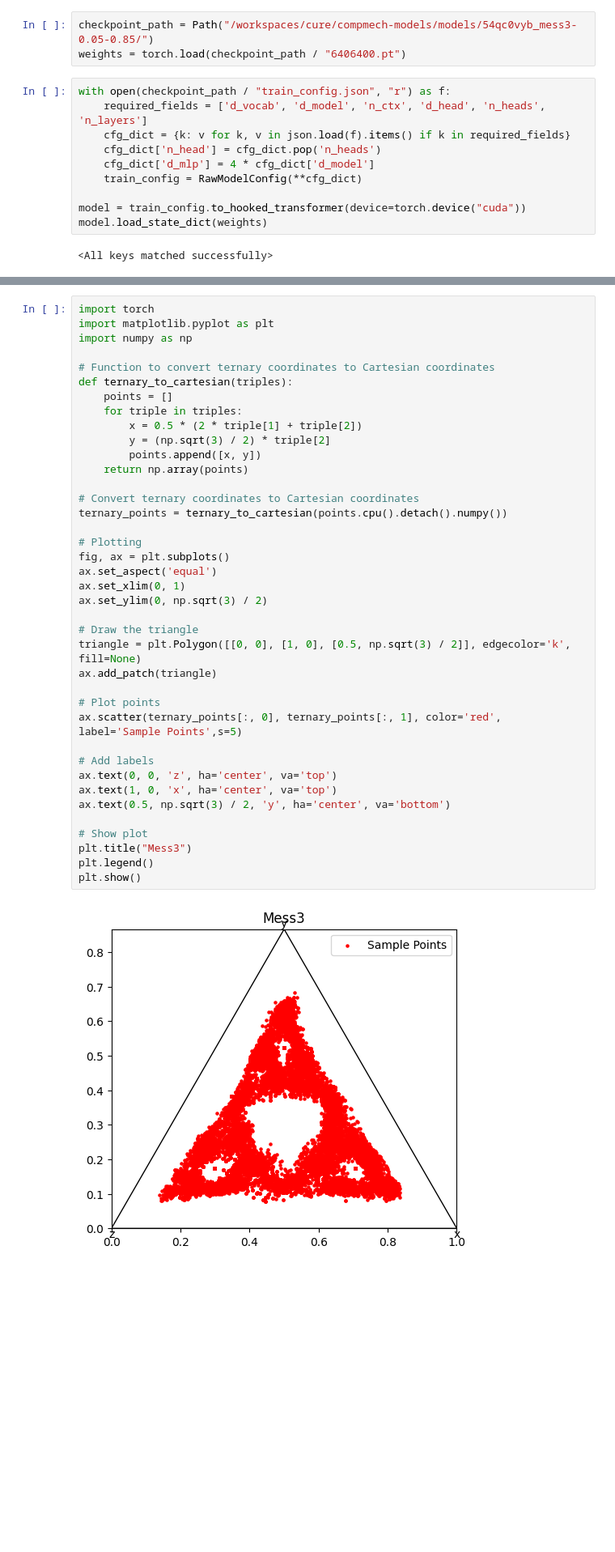
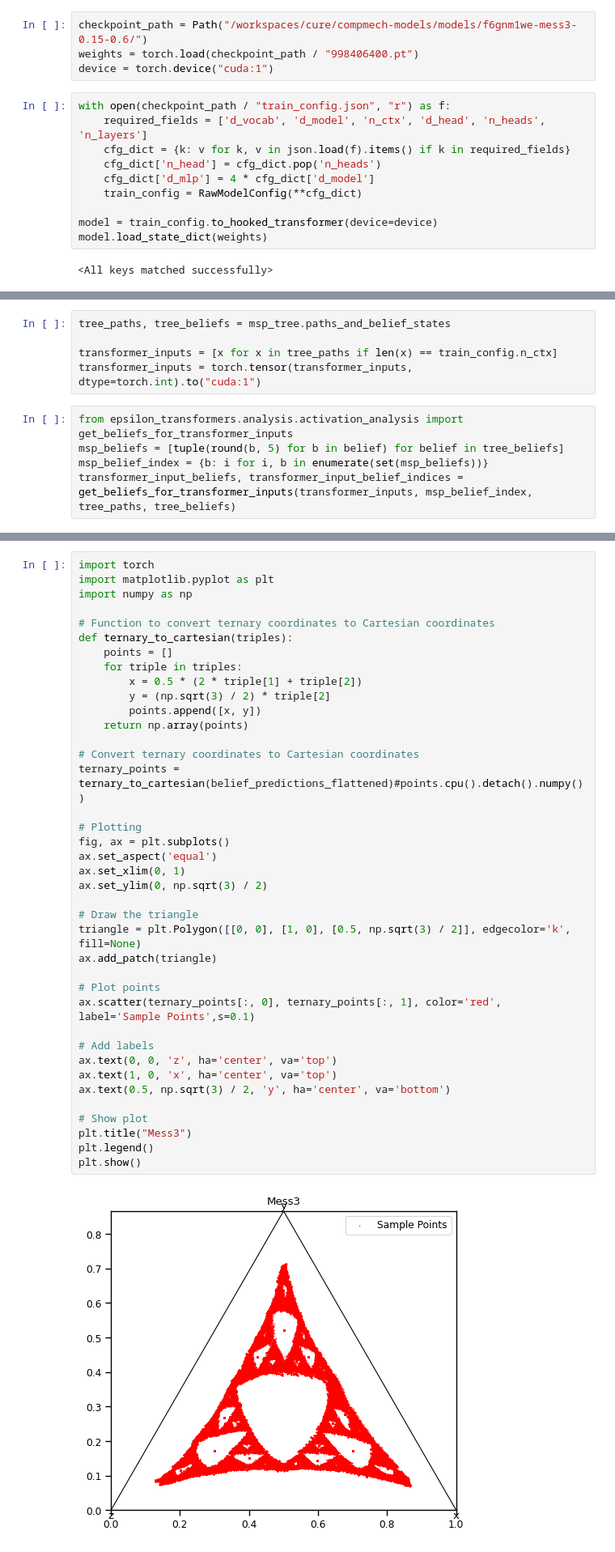
Before and after one commit to dylanbowman314/compmech-bowman-lu, a Jupyter notebook: reproduce_mess3_results.ipynb, the cells around one changed output, grey strips where cells are left out. Shown at 81% size. Cells and saved outputs as stored; diff of their text form; blank space fills up the shorter version.

```diff
--- a/reproduce_mess3_results.ipynb
+++ b/reproduce_mess3_results.ipynb
@@ -5,8 +5,9 @@ from epsilon_transformers.training.configs.training_configs import ProcessDatase
 from pathlib import Path
 import json
 # %%
-checkpoint_path = Path("/workspaces/cure/compmech-models/models/54qc0vyb_mess3-0.05-0.85/")
-weights = torch.load(checkpoint_path / "6406400.pt")
+checkpoint_path = Path("/workspaces/cure/compmech-models/models/f6gnm1we-mess3-0.15-0.6/")
+weights = torch.load(checkpoint_path / "998406400.pt")
+device = torch.device("cuda:1")
 # %%
 with open(checkpoint_path / "train_config.json", "r") as f:
     required_fields = ['d_vocab', 'd_model', 'n_ctx', 'd_head', 'n_heads', 'n_layers']
@@ -15,7 +16,7 @@ with open(checkpoint_path / "train_config.json", "r") as f:
     cfg_dict['d_mlp'] = 4 * cfg_dict['d_model']
     train_config = RawModelConfig(**cfg_dict)
 
-model = train_config.to_hooked_transformer(device=torch.device("cuda"))
+model = train_config.to_hooked_transformer(device=device)
 model.load_state_dict(weights)
 # %% [output]
 <All keys matched successfully>
@@ -34,3 +35,13 @@ test_loader = dataset_config.to_dataloader(sequence_length=cfg_dict["n_ctx"], tr
 from epsilon_transformers.process.processes import Mess3
 mess3 = Mess3()
 msp_tree = mess3.derive_mixed_state_presentation(depth=model.cfg.n_ctx + 1)
+# %%
+tree_paths, tree_beliefs = msp_tree.paths_and_belief_states
+
+transformer_inputs = [x for x in tree_paths if len(x) == train_config.n_ctx]
+transformer_inputs = torch.tensor(transformer_inputs, dtype=torch.int).to("cuda:1")
+# %%
+from epsilon_transformers.analysis.activation_analysis import get_beliefs_for_transformer_inputs
+msp_beliefs = [tuple(round(b, 5) for b in belief) for belief in tree_beliefs]
+msp_belief_index = {b: i for i, b in enumerate(set(msp_beliefs))}
+transformer_input_beliefs, transformer_input_belief_indices = get_beliefs_for_transformer_inputs(transformer_inputs, msp_belief_index, tree_paths, tree_beliefs)
@@ -131,33 +233,33 @@ def ternary_to_cartesian(triples):
     for triple in triples:
         x = 0.5 * (2 * triple[1] + triple[2])
         y = (np.sqrt(3) / 2) * triple[2]
         points.append([x, y])
     return np.array(points)
 
 # Convert ternary coordinates to Cartesian coordinates
-ternary_points = ternary_to_cartesian(points.cpu().detach().numpy())
+ternary_points = ternary_to_cartesian(belief_predictions_flattened)#points.cpu().detach().numpy())
 
 # Plotting
 fig, ax = plt.subplots()
 ax.set_aspect('equal')
 ax.set_xlim(0, 1)
 ax.set_ylim(0, np.sqrt(3) / 2)
 
 # Draw the triangle
 triangle = plt.Polygon([[0, 0], [1, 0], [0.5, np.sqrt(3) / 2]], edgecolor='k', fill=None)
 ax.add_patch(triangle)
 
 # Plot points
-ax.scatter(ternary_points[:, 0], ternary_points[:, 1], color='red', label='Sample Points',s=5)
+ax.scatter(ternary_points[:, 0], ternary_points[:, 1], color='red', label='Sample Points',s=0.1)
 
 # Add labels
 ax.text(0, 0, 'z', ha='center', va='top')
 ax.text(1, 0, 'x', ha='center', va='top')
 ax.text(0.5, np.sqrt(3) / 2, 'y', ha='center', va='bottom')
 
 # Show plot
 plt.title("Mess3")
 plt.legend()
 plt.show()
 # %% [output]
-[figure, old version]
+[figure, new version]
```
Also changed, not shown: parts of 11 cells of this notebook, 1 other file.
